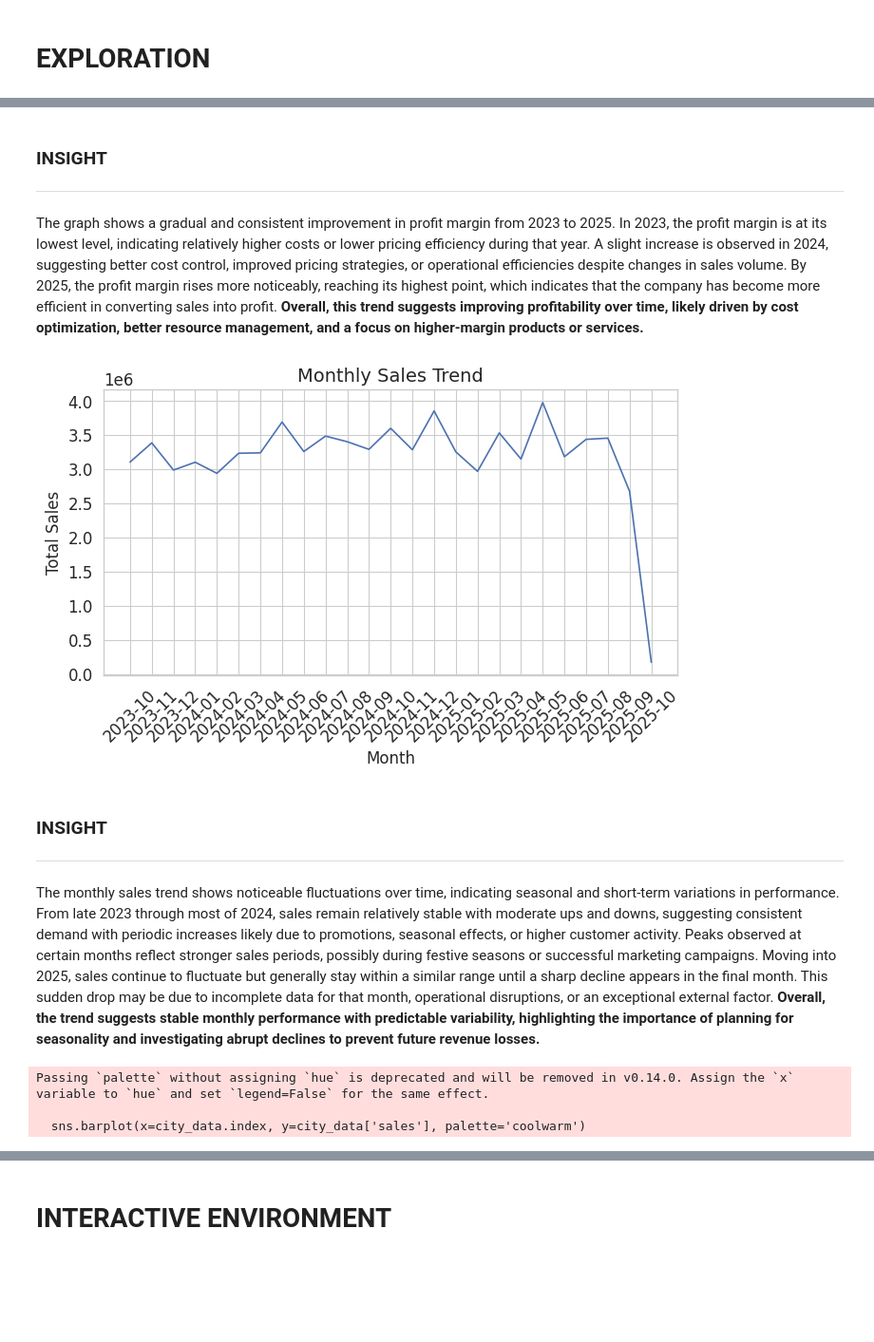
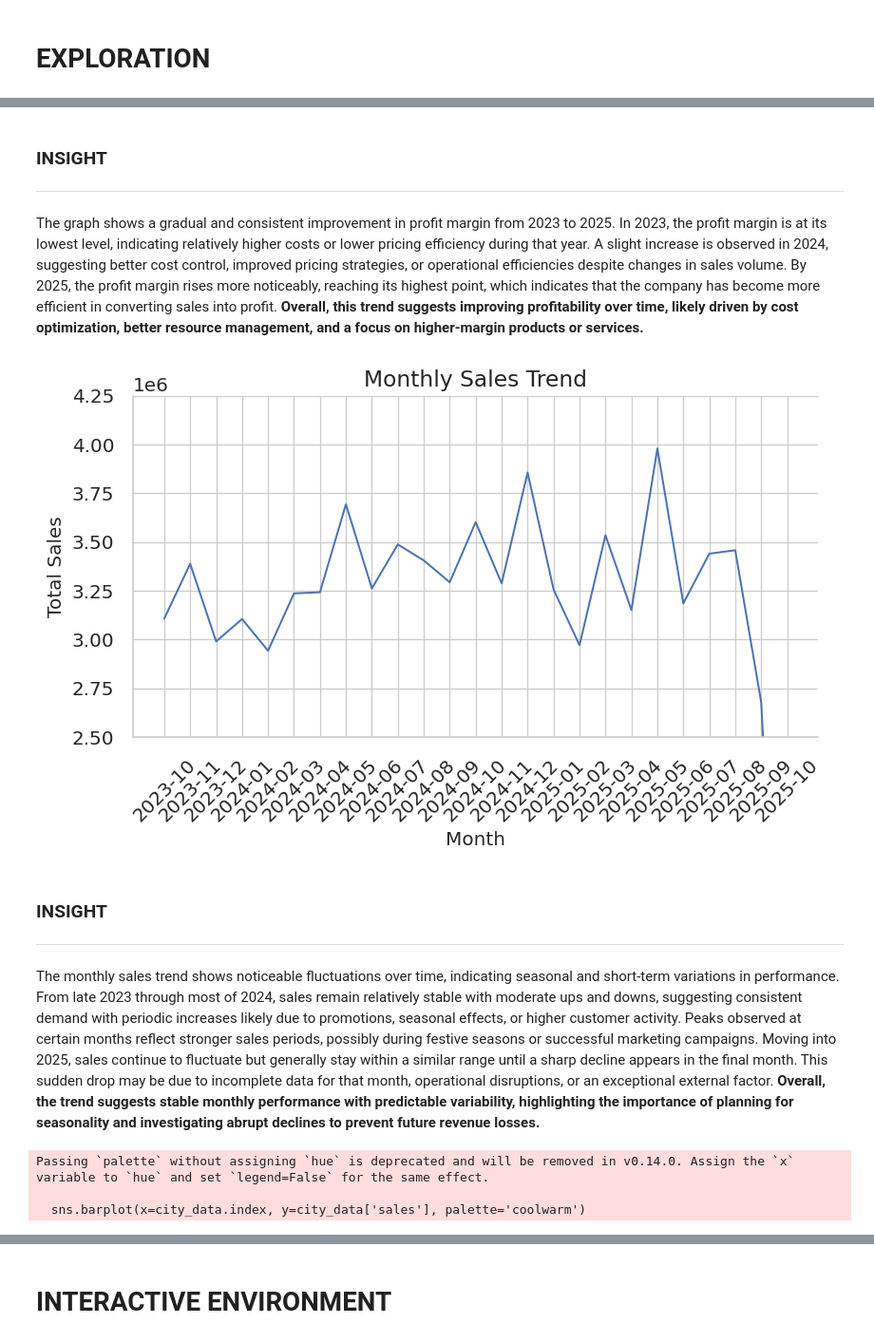
Before and after one commit to ayushinto-space/Performance-Metrics-and-Sales-Analysis-Using-Python, a Jupyter notebook: project.ipynb, the cells around one changed output, grey strips where cells are left out. Shown at 95% size. Cells and saved outputs as stored; diff of their text form; code cells hidden in the pictures; blank space fills up the shorter version.

```diff
--- a/project.ipynb
+++ b/project.ipynb
@@ -147,15 +147,12 @@ df_clean.head()
 def plot_sales_by_year(df_clean):
     yearly_sales = sales_by_year(df_clean)
 
-    plt.figure(figsize=(7, 4.5))
+    plt.figure(figsize=(7, 4.5), dpi=120)
     sns.barplot(x=yearly_sales.index, y=yearly_sales.values, palette="PuBuGn", hue=None, legend=False)
 
-    plt.title("Total Sales by Year", fontsize=14)
-    plt.xlabel("Year", fontsize=12)
-    plt.ylabel("Sales", fontsize=12)
-
-    plt.xticks(fontsize=12)
-    plt.yticks(fontsize=12)
+    plt.title("Total Sales by Year")
+    plt.xlabel("Year")
+    plt.ylabel("Sales")
 
     plt.ylim(1e7, 5e8)
 
@@ -175,17 +172,15 @@ The graph shows a clear sales trend over three years. In 2023, sales are relativ
 # plot profit margin by year
 def plot_profit_margin_by_year(df_clean):
     yearly_margin = profit_margin_by_year(df_clean)
-    plt.figure(figsize=(7, 4.5))
+    plt.figure(figsize=(7, 4.5), dpi=120)
     sns.lineplot(x=yearly_margin.index, y=yearly_margin.values*100, marker='o', linewidth=2,
         markersize=7, color="crimson")
 
-    plt.title("Profit Margin by Year", fontsize=14)
-    plt.xlabel("Year", fontsize=12)
-    plt.ylabel("Profit Margin", fontsize=12)
+    plt.title("Profit Margin by Year")
+    plt.xlabel("Year")
+    plt.ylabel("Profit Margin")
 
     plt.xticks([2023, 2023.5, 2024, 2024.5, 2025])
-    plt.xticks(fontsize=12)
-    plt.yticks(fontsize=12)
 
     sns.despine()
     plt.tight_layout()
@@ -203,13 +198,15 @@ The graph shows a gradual and consistent improvement in profit margin from 2023
 # plot sales by month
 def plot_sales_by_month(df_clean):
     monthly = sales_by_month(df_clean)
-    plt.figure(figsize=(7,4.5))
+    plt.figure(figsize=(7, 4.5), dpi=120)
     plt.plot(monthly.index.astype(str), monthly.values)
     plt.xticks(rotation=45)
     plt.title("Monthly Sales Trend")
     plt.xlabel("Month")
     plt.ylabel("Total Sales")
+    sns.despine()
     plt.tight_layout()
+    plt.ylim((2.5e6, 4.25e6))
     fig = plt.gcf()
     plt.show()
     plt.close(fig)
@@ -225,12 +222,13 @@ The monthly sales trend shows noticeable fluctuations over time, indicating seas
 # plot top cities
 def plot_top_cities(df, top =10):
     city_data = top_cities(df, top)
-    plt.figure(figsize=(10,5))
+    plt.figure(figsize=(10,5), dpi = 120)
     sns.barplot(x=city_data.index, y=city_data['sales'], palette='coolwarm')
     plt.xticks(rotation=45, ha='right')
     plt.title(f"Top {top} Cities by Sales")
     plt.xlabel("City")
     plt.ylabel("Sales")
+    sns.despine()
     plt.tight_layout()
     fig = plt.gcf()
     plt.show()
@@ -261,8 +259,8 @@ The graph shows a clear sales trend over three years. In 2023, sales are relativ
 ### INSIGHT
 ---
 
 The graph shows a gradual and consistent improvement in profit margin from 2023 to 2025. In 2023, the profit margin is at its lowest level, indicating relatively higher costs or lower pricing efficiency during that year. A slight increase is observed in 2024, suggesting better cost control, improved pricing strategies, or operational efficiencies despite changes in sales volume. By 2025, the profit margin rises more noticeably, reaching its highest point, which indicates that the company has become more efficient in converting sales into profit. **Overall, this trend suggests improving profitability over time, likely driven by cost optimization, better resource management, and a focus on higher-margin products or services.**
-[figure, old version]
+[figure, new version]
 ### INSIGHT
 ---
 
```
Also changed, not shown: parts of 1 cell of this notebook.
